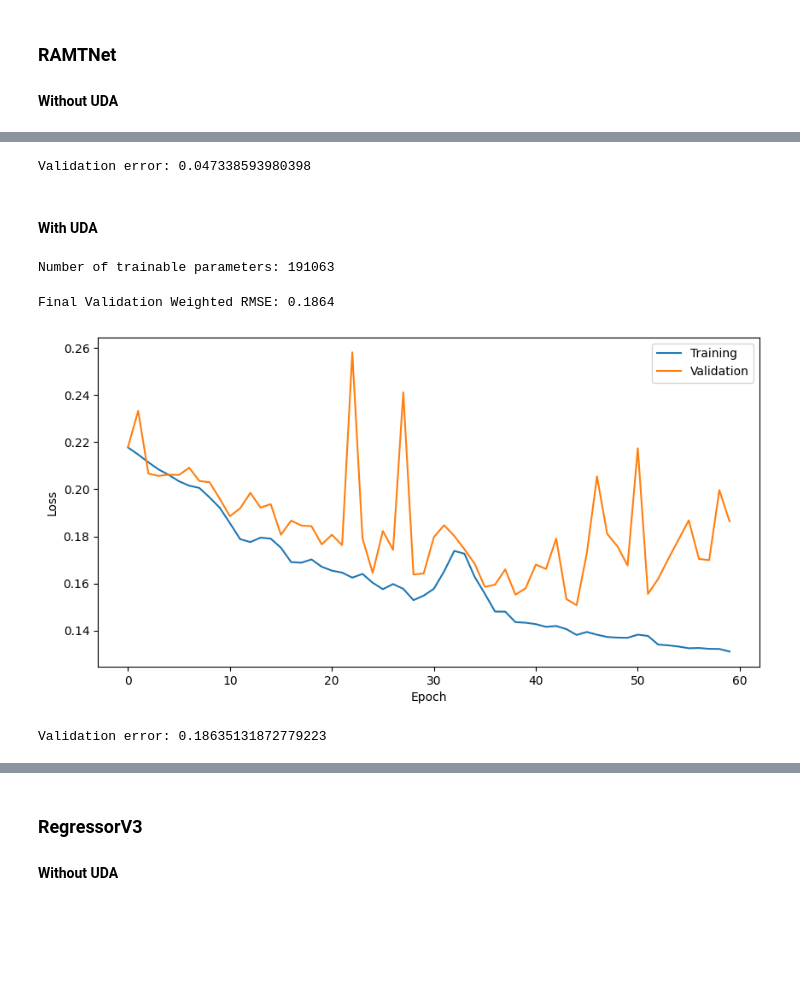
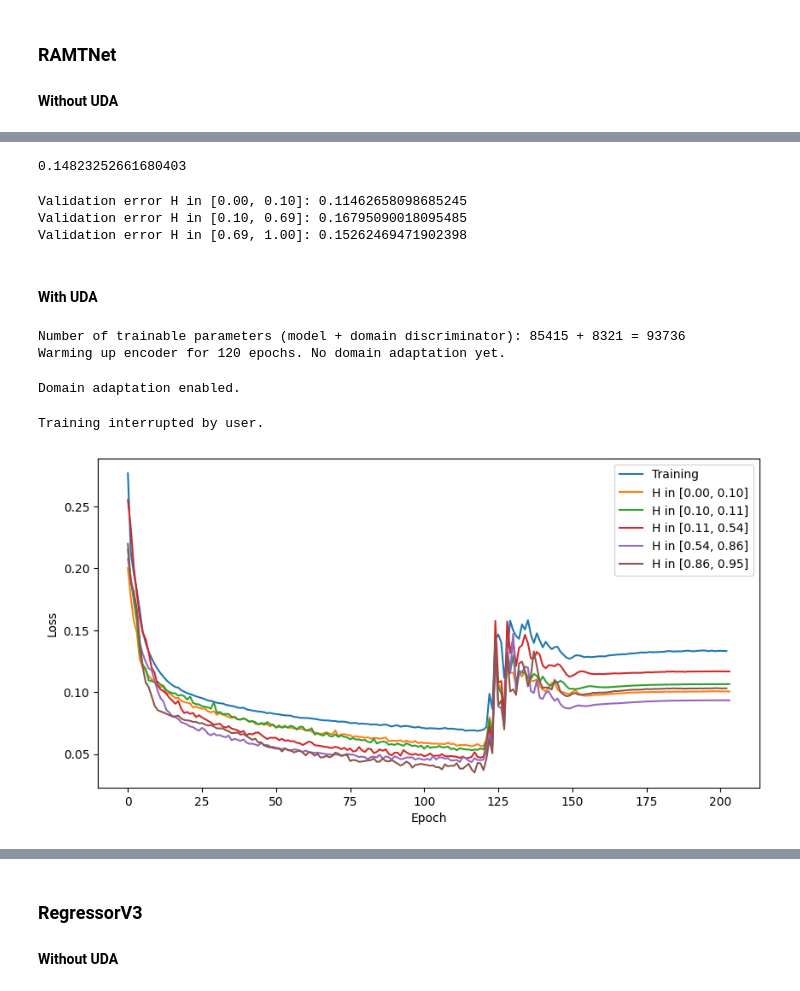
Before and after one commit to killian31/IdGas, a Jupyter notebook: train.ipynb, the cells around one changed output, grey strips where cells are left out. Saved outputs shown, nothing was run; the diff lists cells and outputs as text; code cells hidden in the pictures; blank space fills up the shorter version.

```diff
--- a/train.ipynb
+++ b/train.ipynb
@@ -375,11 +461,14 @@ try:
         x_test,
         val_data,
         params=params_ramt,
-        uda=uda,
+        uda=True,
+        uda_hidden_dim=64,
+        uda_dropout_rate=0.0,
+        warmup_epochs=20,
         verbose=True,
         plot_losses=True,
         labels=labels,
-        lambda_domain=0.25,
+        zero_weight=1.0,
     )
 except KeyboardInterrupt:
     print("KeyboardInterrupt: Stopping training early.")
@@ -390,5 +495,12 @@ Final Validation Weighted RMSE: 0.0473
+# %%
+evaluate_model(ramtnet, x_val, y_val)
+# %% [output]
+0.14823252661680403
 # %%
-error = evaluate_model(ramtnet, x_val, y_val)
-print(f"Validation error: {error}")
+for i, (x, y) in enumerate(val_data):
+    error = evaluate_model(ramtnet, x, y)
+    print(f"Validation error {labels[i]}: {error}")
 # %% [output]
-Validation error: 0.047338593980398
+Validation error H in [0.00, 0.10]: 0.11462658098685245
+Validation error H in [0.10, 0.69]: 0.16795090018095485
+Validation error H in [0.69, 1.00]: 0.15262469471902398
@@ -399,25 +508,27 @@ torch.save(ramtnet.state_dict(), f"checkpoints/ramtnet{u}_base.pth")
 #### With UDA
 # %%
 uda = True
-params_ramt = {
+params_ramt_uda = {
     "model_class": "RAMTNet",
     "model_params": {
         "num_features": x_train.drop(columns=["ID"]).shape[1],
         "num_tasks": y_train.shape[1],
         "feature_embed_dim": 16,
-        "embed_dim": 128,
-        "attn_heads": 4,
-        "attn_blocks": 1,
-        "num_res_blocks": 2,
-        "head_hidden": 32,
-        "dropout_rate": 0.3 if not uda else 0.1,
+        "embed_dim": 256,
+        "attn_heads": 2,
+        "attn_blocks": 2,
+        "num_res_blocks": 1,
+        "res_hidden": 32,
+        "head_hidden": 24,
+        "enc_dropout_rate": 0.5,
+        "head_dropout_rate": 0.25,
     },
     "training_params": {
-        "n_epochs": epochs,
-        "lr": 5e-3,
+        "n_epochs": 200,
+        "lr": 1e-3,
         "weight_decay": 1e-5,
         "batch_size": 2048,
-        "patience": epochs // 10,
+        "patience": 5,
         "factor": 0.5,
         "min_lr": 1e-7,
         "loss": "WeightedRMSELoss",
@@ -425,26 +536,27 @@ params_ramt = {
 }
 # %%
 try:
-    ramtnet = run_nn_experiment(
+    ramtnet_uda = run_nn_experiment(
         x_train,
         y_train,
         x_test,
         val_data,
-        params=params_ramt,
+        params=params_ramt_uda,
         uda=uda,
+        uda_hidden_dim=32,
+        uda_dropout_rate=0.0,
+        warmup_epochs=120,
+        gamma=10,
         verbose=True,
         plot_losses=True,
         labels=labels,
-        lambda_domain=0.25,
+        zero_weight=1.0,
     )
 except KeyboardInterrupt:
     print("KeyboardInterrupt: Stopping training early.")
 # %% [output]
-Number of trainable parameters: 191063
+Number of trainable parameters (model + domain discriminator): 85415 + 8321 = 93736
+Warming up encoder for 120 epochs. No domain adaptation yet.
-Final Validation Weighted RMSE: 0.1864
+Domain adaptation enabled.
+Training interrupted by user.
-[figure, old version]
+[figure, new version]
-# %%
-error = evaluate_model(ramtnet, x_val, y_val)
-print(f"Validation error: {error}")
-# %% [output]
-Validation error: 0.18635131872779223
```
Also changed, not shown: parts of 38 cells of this notebook, 7 other files.
